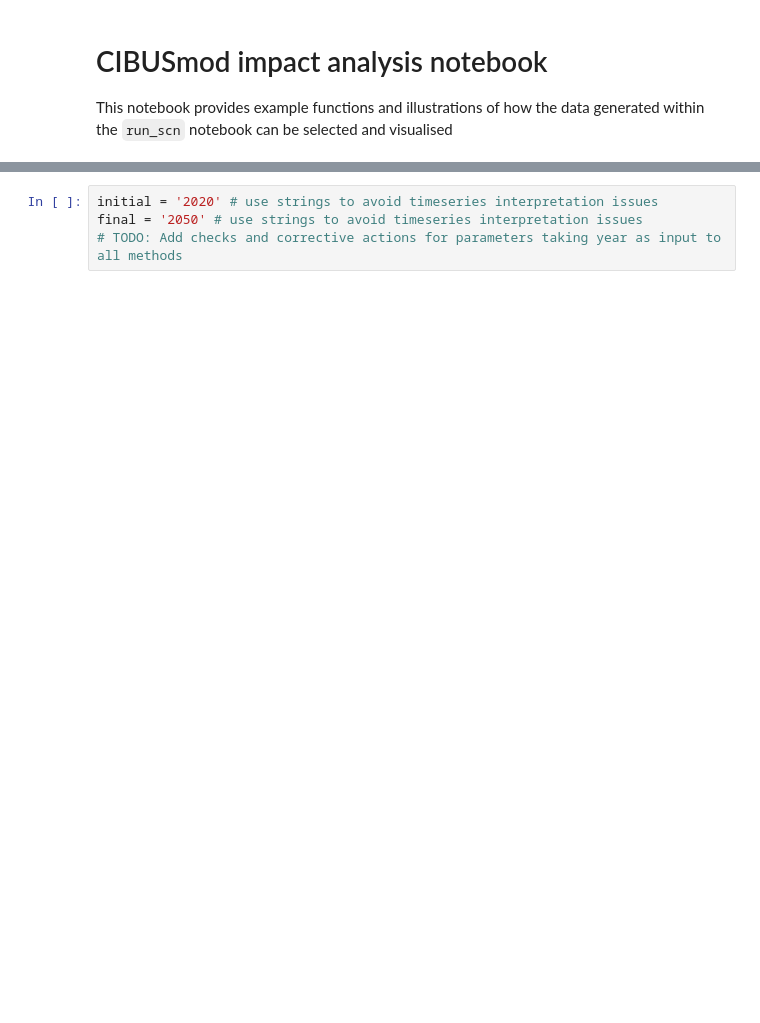
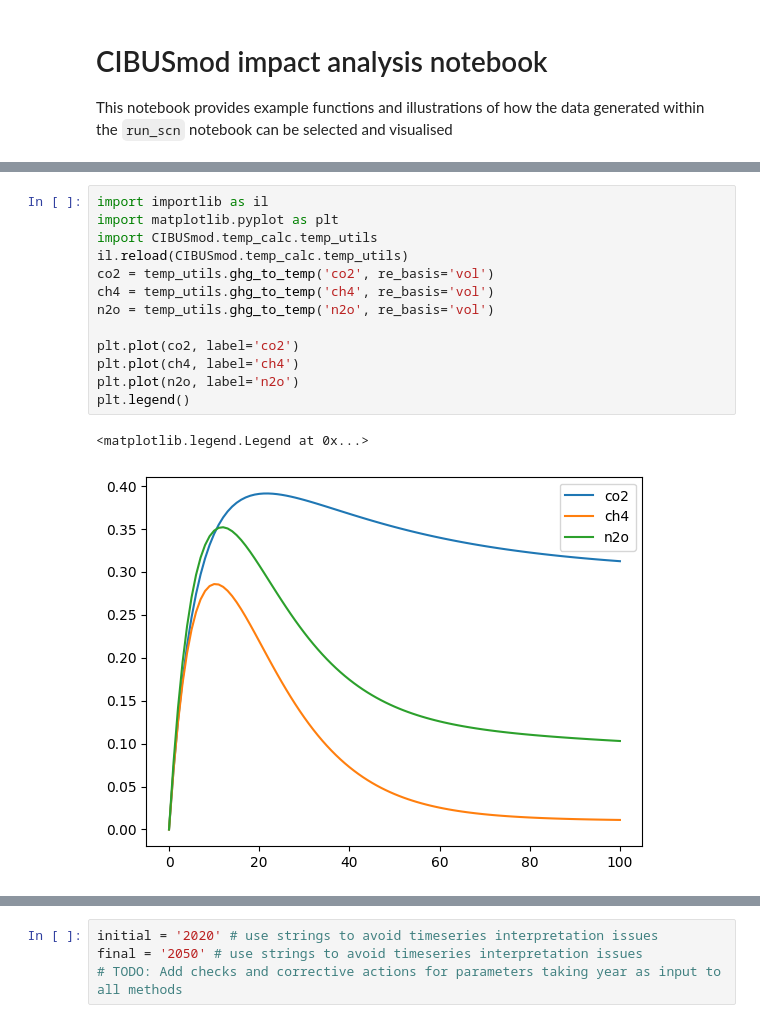
Before and after one commit to SLU-foodsystems/CIBUSmod, a Jupyter notebook: notebooks/analyze_impacts.ipynb, the cells around one changed output, grey strips where cells are left out. Drawn from its saved outputs; the diff is of its cells as text; blank space fills up the shorter version.

```diff
--- a/notebooks/analyze_impacts.ipynb
+++ b/notebooks/analyze_impacts.ipynb
@@ -37,0 +71,16 @@ Initialization of food_as_industry instance of SoilData class complete
+# %%
+import importlib as il
+import matplotlib.pyplot as plt
+import CIBUSmod.temp_calc.temp_utils
+il.reload(CIBUSmod.temp_calc.temp_utils)
+co2 = temp_utils.ghg_to_temp('co2', re_basis='vol')
+ch4 = temp_utils.ghg_to_temp('ch4', re_basis='vol')
+n2o = temp_utils.ghg_to_temp('n2o', re_basis='vol')
+
+plt.plot(co2, label='co2')
+plt.plot(ch4, label='ch4')
+plt.plot(n2o, label='n2o')
+plt.legend()
+# %% [output]
+<matplotlib.legend.Legend at 0x...>
+[figure, added]
```
Also changed, not shown: parts of 46 cells of this notebook, 3 other files.
